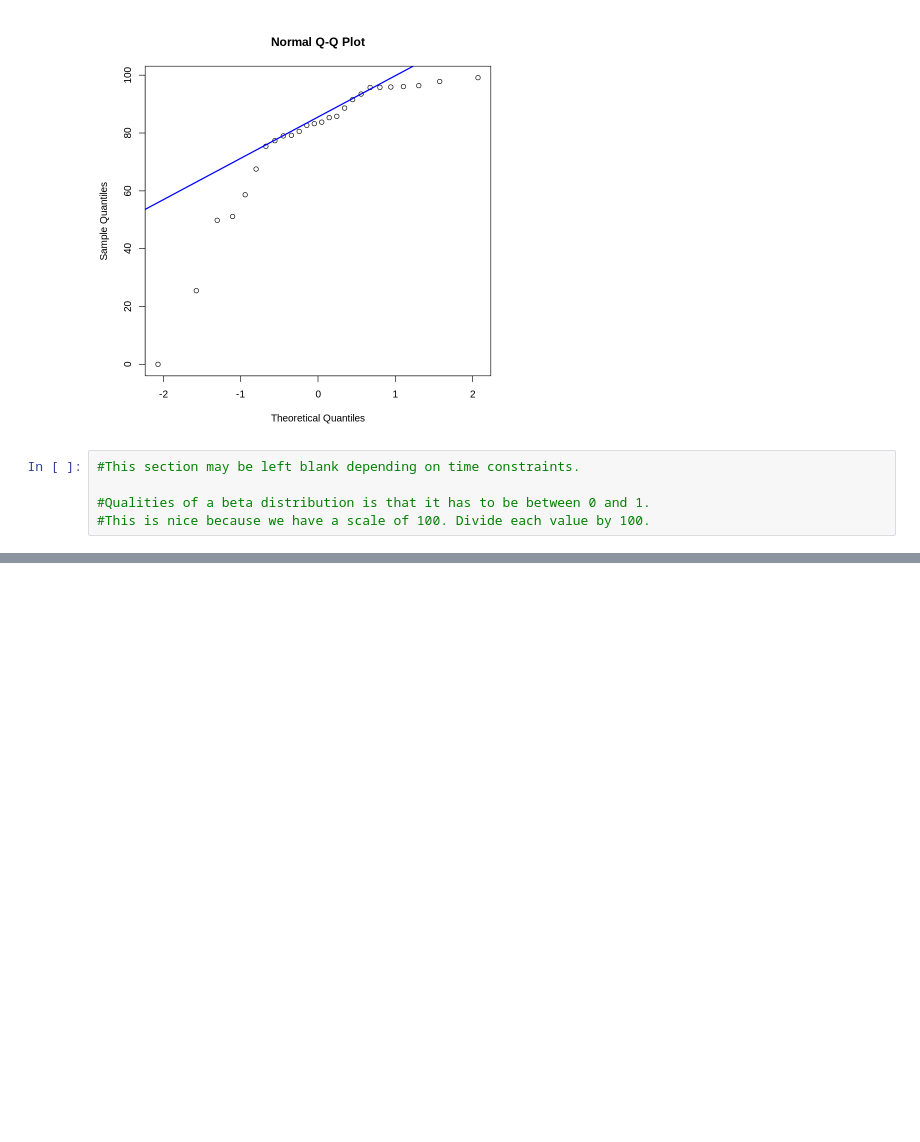
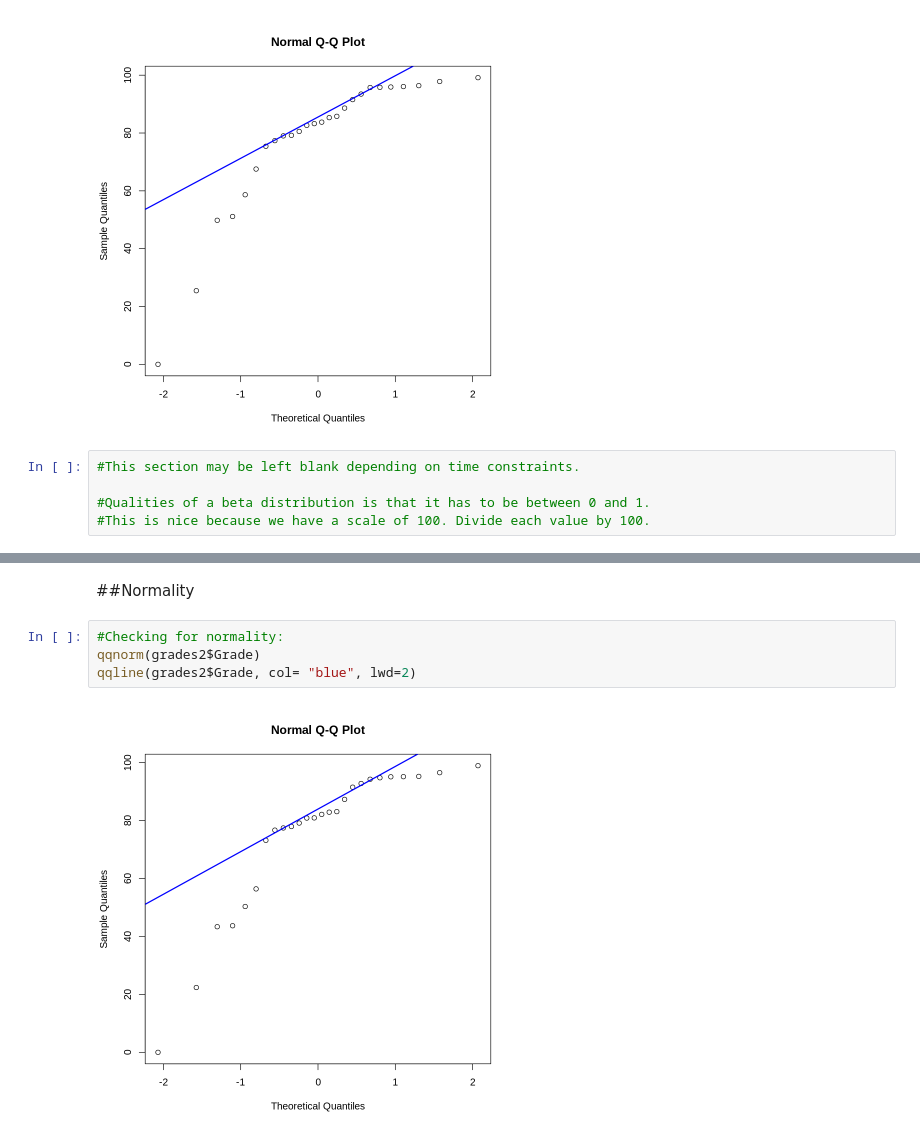
Before and after one commit to jay10440/full-statistical-projects, a Jupyter notebook: Final_Grade_Statistical_Analysis.ipynb, the cells around one changed output, grey strips where cells are left out. Drawn from its saved outputs; the diff is of its cells as text; blank space fills up the shorter version.

```diff
--- a/Final_Grade_Statistical_Analysis.ipynb
+++ b/Final_Grade_Statistical_Analysis.ipynb
@@ -162,0 +352,8 @@ qqline(grades$Grade, col= "blue", lwd=2)
+# %% [markdown]
+##Normality
+# %%
+#Checking for normality:
+qqnorm(grades2$Grade)
+qqline(grades2$Grade, col= "blue", lwd=2)
+# %% [output]
+[figure, added]
```
Also changed, not shown: parts of 17 cells of this notebook.
